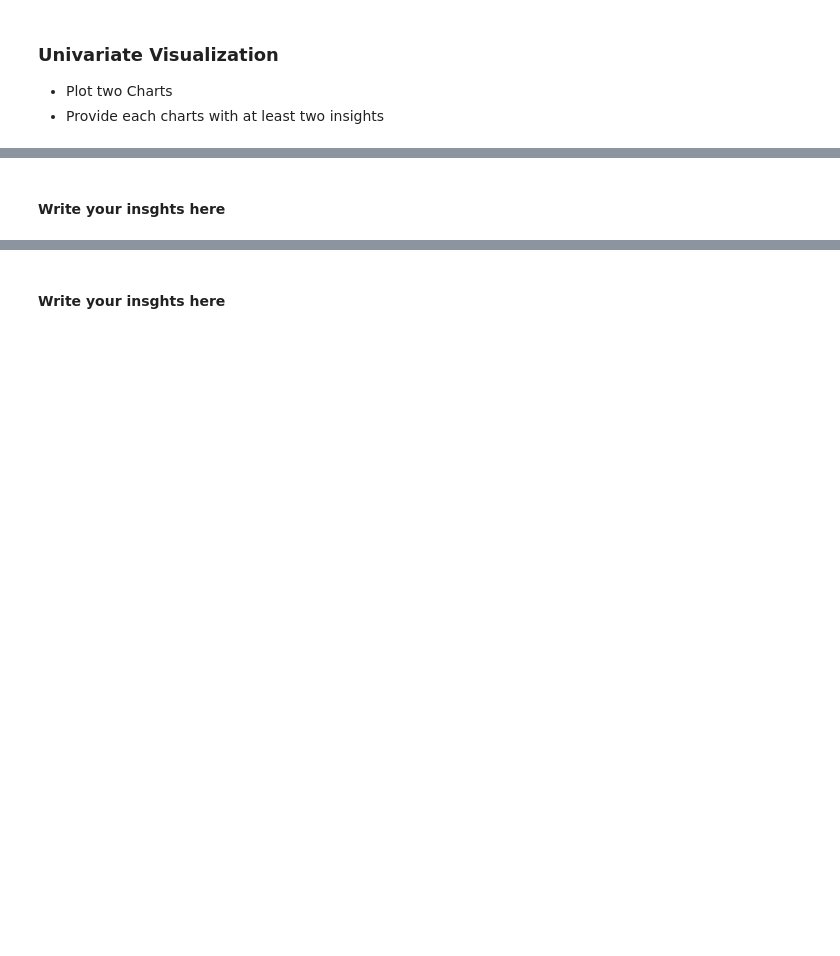
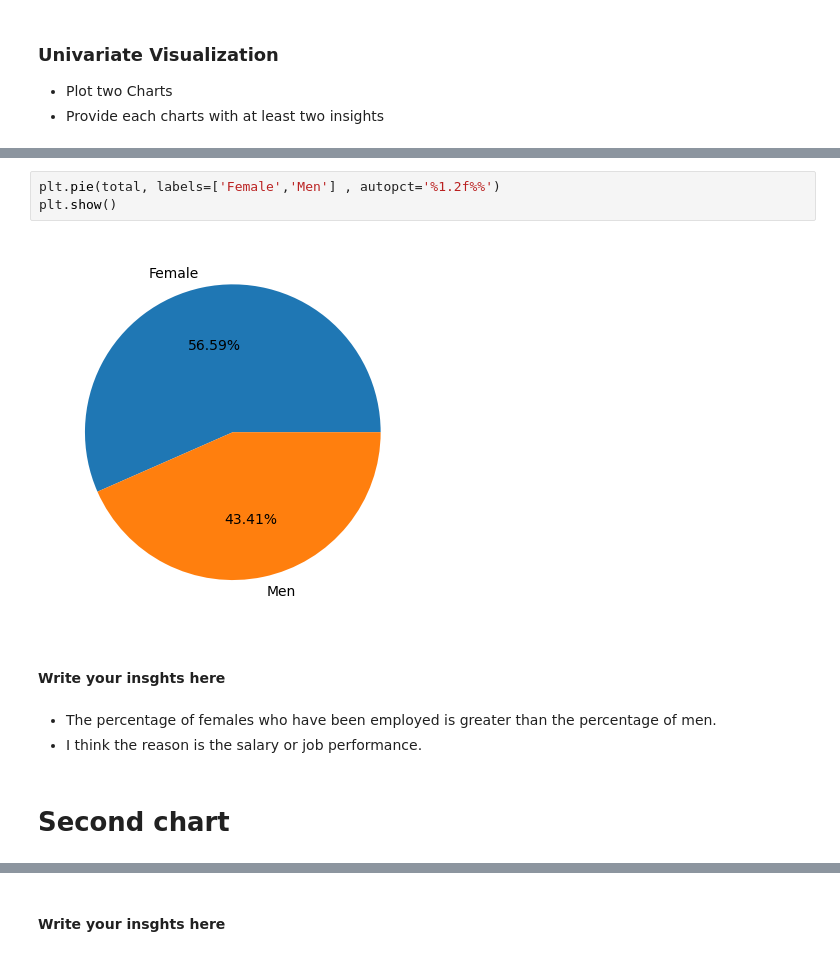
Before and after one commit to Tuwaiq-Data-Science-Bootcamp-V2/EDA-Lab1, a Jupyter notebook: EDA_Assignment .ipynb, the cells around one changed output, grey strips where cells are left out. Cells and saved outputs as stored; diff of their text form; blank space fills up the shorter version.

```diff
--- a/EDA_Assignment .ipynb
+++ b/EDA_Assignment .ipynb
@@ -9,2 +83,12 @@
+# %%
+plt.pie(total, labels=['Female','Men'] , autopct='%1.2f%%')
+plt.show()
+# %% [output]
+[figure, added]
 # %% [markdown]
 #### Write your insghts here
+# %% [markdown]
+- The percentage of females who have been employed is greater than the percentage of men.
+- I think the reason is the salary or job performance.
+# %% [markdown]
+# Second chart
```
Also changed, not shown: parts of 31 cells of this notebook, 1 other file.
